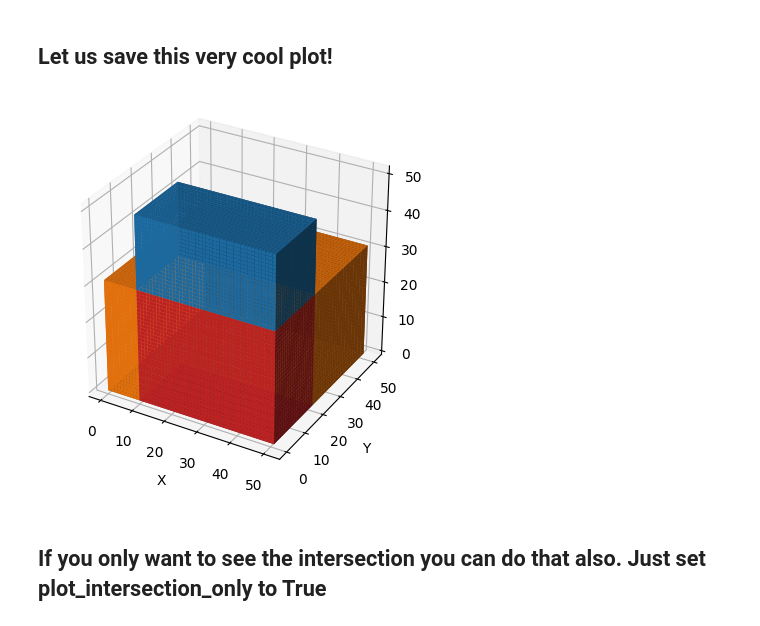
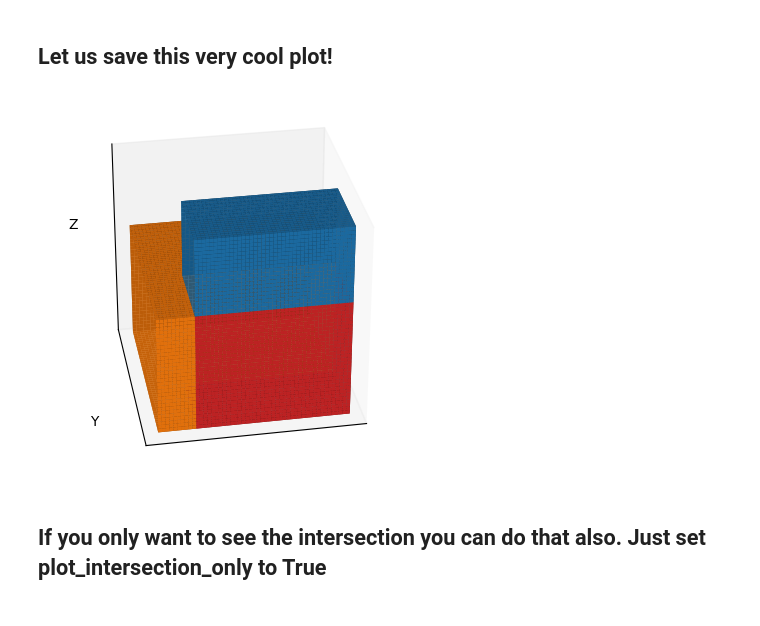
Before and after one commit to khoffschlag/PIE, a Jupyter notebook: examples/basic_examples.ipynb, the cells around one changed output. Saved outputs shown, nothing was run; the diff lists cells and outputs as text; code cells hidden in the pictures.

```diff
--- a/examples/basic_examples.ipynb
+++ b/examples/basic_examples.ipynb
@@ -27,12 +50,14 @@ The red area is the region where both equations are intersecting.
 # %%
 plot_algebraic_problem_3D(
     expressions=[expr_1, expr_2],
     domain=(0, 50),
     plot_intersection_only=False,
+    view_init=(30,-100),
+    hide_ticks=True,
     save_fig = './my_very_cool_plot.png'
 )
 # %% [output]
-[figure, old version]
+[figure, new version]
 # %% [markdown]
 ## If you only want to see the intersection you can do that also. Just set plot_intersection_only to True
 # %%
```
Also changed, not shown: parts of 4 cells of this notebook.
